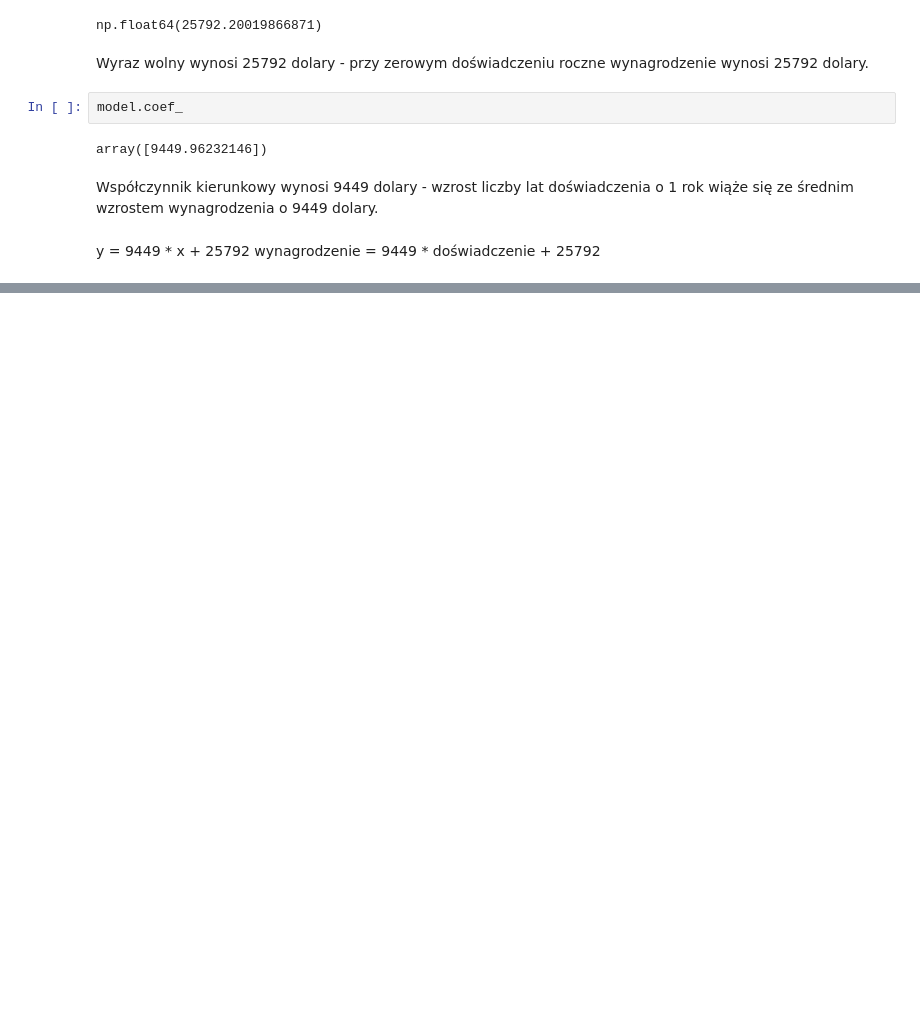
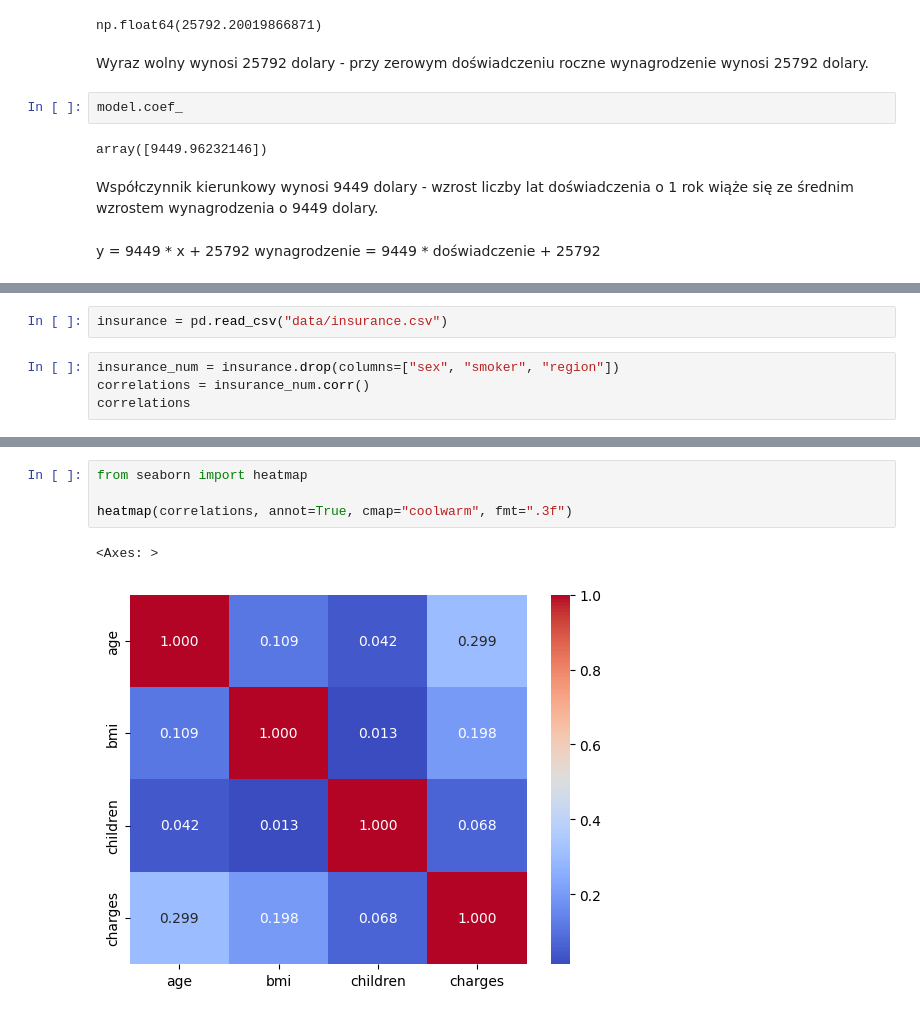
Before and after one commit to lwawrowski/cdv_bigdata, a Jupyter notebook: metody_analizy_przetwarzania_danych/2025_2026/gr2/20260329_regresja.ipynb, the cells around one changed output, grey strips where cells are left out. Saved outputs shown, nothing was run; the diff lists cells and outputs as text; blank space fills up the shorter version.

```diff
--- a/metody_analizy_przetwarzania_danych/2025_2026/gr2/20260329_regresja.ipynb
+++ b/metody_analizy_przetwarzania_danych/2025_2026/gr2/20260329_regresja.ipynb
@@ -68,0 +136,6 @@ wynagrodzenie = 9449 * doświadczenie + 25792
+# %%
+insurance = pd.read_csv("data/insurance.csv")
+# %%
+insurance_num = insurance.drop(columns=["sex", "smoker", "region"])
+correlations = insurance_num.corr()
+correlations
@@ -68,0 +148,7 @@ wynagrodzenie = 9449 * doświadczenie + 25792
+# %%
+from seaborn import heatmap
+
+heatmap(correlations, annot=True, cmap="coolwarm", fmt=".3f")
+# %% [output]
+<Axes: >
+[figure, added]
```
Also changed, not shown: parts of 29 cells of this notebook.
